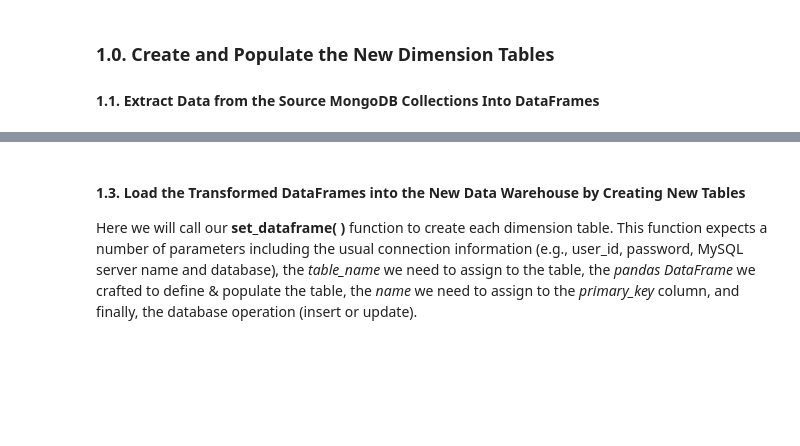
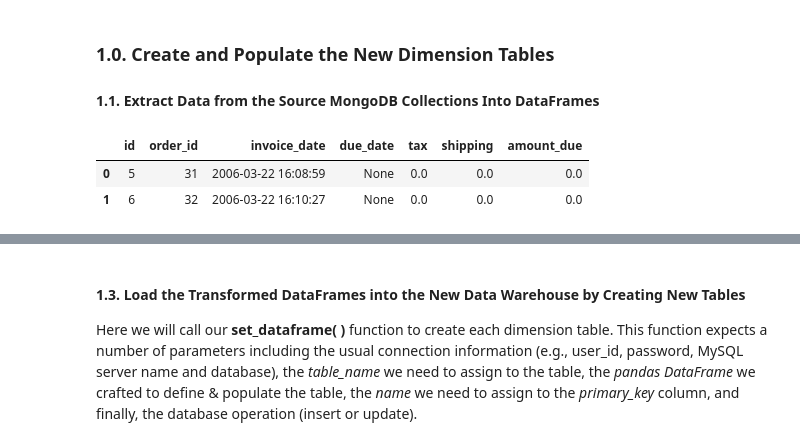
Before and after one commit to JTupitza-UVA/DS-2002, a Jupyter notebook: 03-NoSQL/Lab-04-Python-MongoDB-ETL.ipynb, the cells around one changed output, grey strips where cells are left out. Cells and saved outputs as stored; diff of their text form; code cells hidden in the pictures; blank space fills up the shorter version.

```diff
--- a/03-NoSQL/Lab-04-Python-MongoDB-ETL.ipynb
+++ b/03-NoSQL/Lab-04-Python-MongoDB-ETL.ipynb
@@ -119,2 +128,10 @@ df_suppliers.head(2)
 # %%
-# TODO: Extract data from the "Invoices" collection
+query = {} # Select all elements (columns), and all documents (rows).
+collection = "invoices"
+
+df_invoices = get_mongo_dataframe(conn_str['atlas'], src_dbname, collection, query)
+df_invoices.head(2)
+# %% [output]
+|  | id | order_id | invoice_date | due_date | tax | shipping | amount_due |
+| 0 | 5 | 31 | 2006-03-22 16:08:59 | None | 0.0 | 0.0 | 0.0 |
+| 1 | 6 | 32 | 2006-03-22 16:10:27 | None | 0.0 | 0.0 | 0.0 |
```
Also changed, not shown: parts of 57 cells of this notebook.
